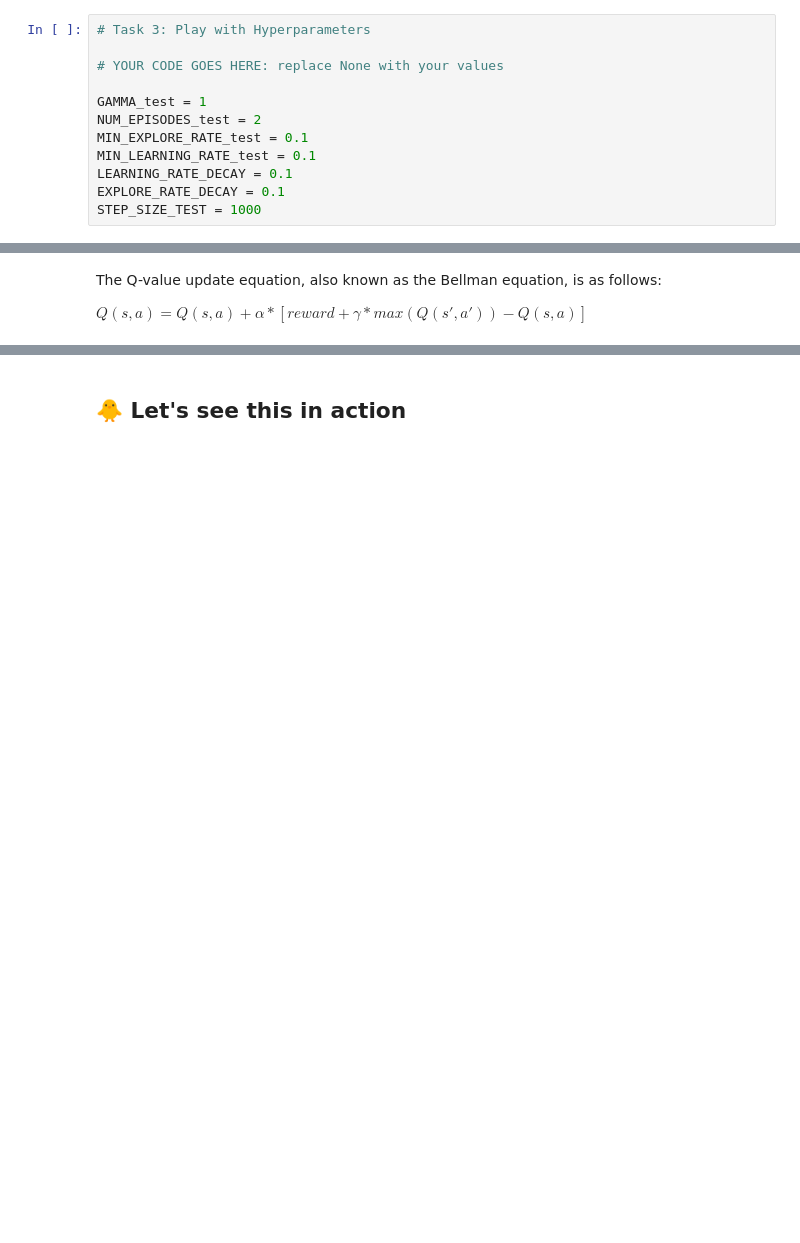
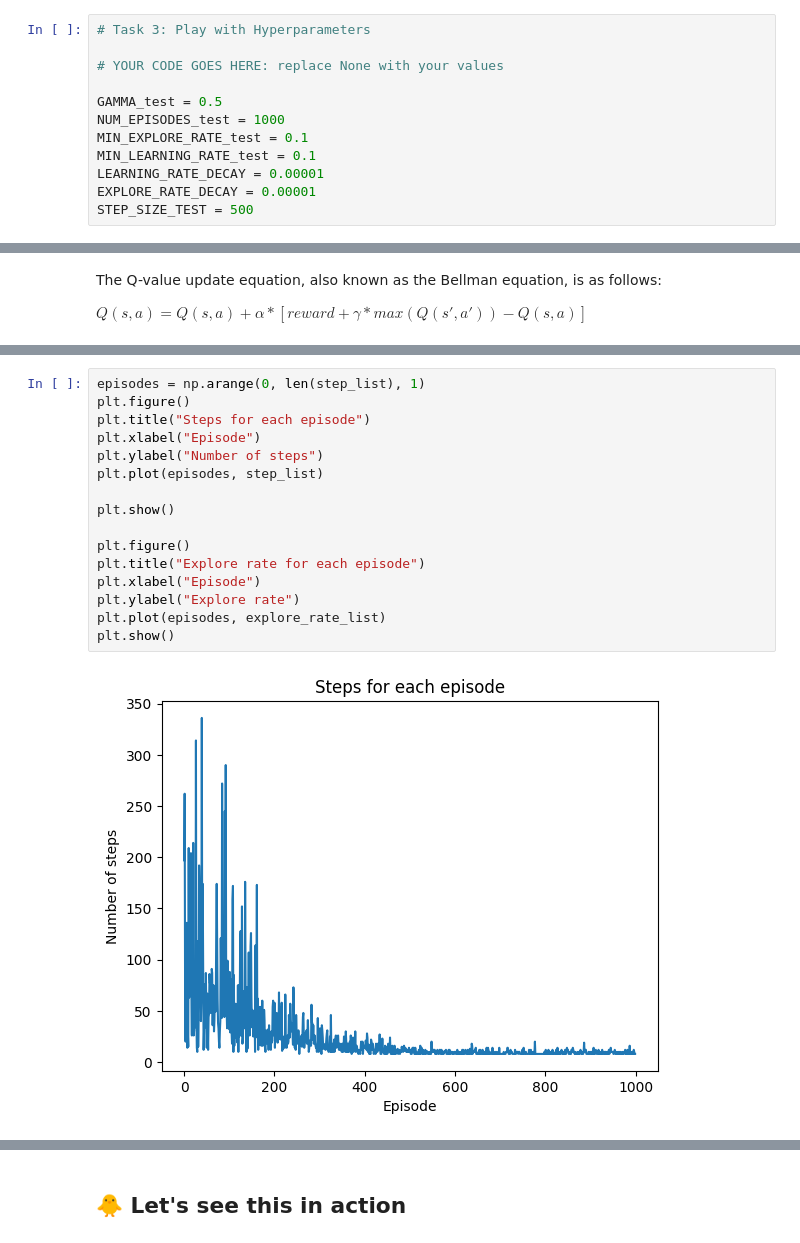
Before and after one commit to btviet/tdt4172_ml3, a Jupyter notebook: Project3_RL.ipynb, the cells around one changed output, grey strips where cells are left out. Saved outputs shown, nothing was run; the diff lists cells and outputs as text; blank space fills up the shorter version.

```diff
--- a/Project3_RL.ipynb
+++ b/Project3_RL.ipynb
@@ -707,13 +708,13 @@ def update_action(state, explore_rate, Q):
 
 # YOUR CODE GOES HERE: replace None with your values
 
-GAMMA_test = 1
-NUM_EPISODES_test = 2
+GAMMA_test = 0.5
+NUM_EPISODES_test = 1000
 MIN_EXPLORE_RATE_test = 0.1
 MIN_LEARNING_RATE_test = 0.1
-LEARNING_RATE_DECAY = 0.1
-EXPLORE_RATE_DECAY = 0.1
-STEP_SIZE_TEST = 1000
+LEARNING_RATE_DECAY = 0.00001
+EXPLORE_RATE_DECAY = 0.00001
+STEP_SIZE_TEST = 500
 # %% [markdown]
 ## 🐤 Now use Q learning to learn the Q table
 ### Task 4: Train the agent using Q-learning
@@ -823,0 +823,18 @@ Total reward after training: 0, total Explore rate after training: 0.9
+# %%
+episodes = np.arange(0, len(step_list), 1)
+plt.figure()
+plt.title("Steps for each episode")
+plt.xlabel("Episode")
+plt.ylabel("Number of steps")
+plt.plot(episodes, step_list)
+
+plt.show()
+
+plt.figure()
+plt.title("Explore rate for each episode")
+plt.xlabel("Episode")
+plt.ylabel("Explore rate")
+plt.plot(episodes, explore_rate_list)
+plt.show()
+# %% [output]
+[figure, added]
```
Also changed, not shown: parts of 30 cells of this notebook, 2 other files.
